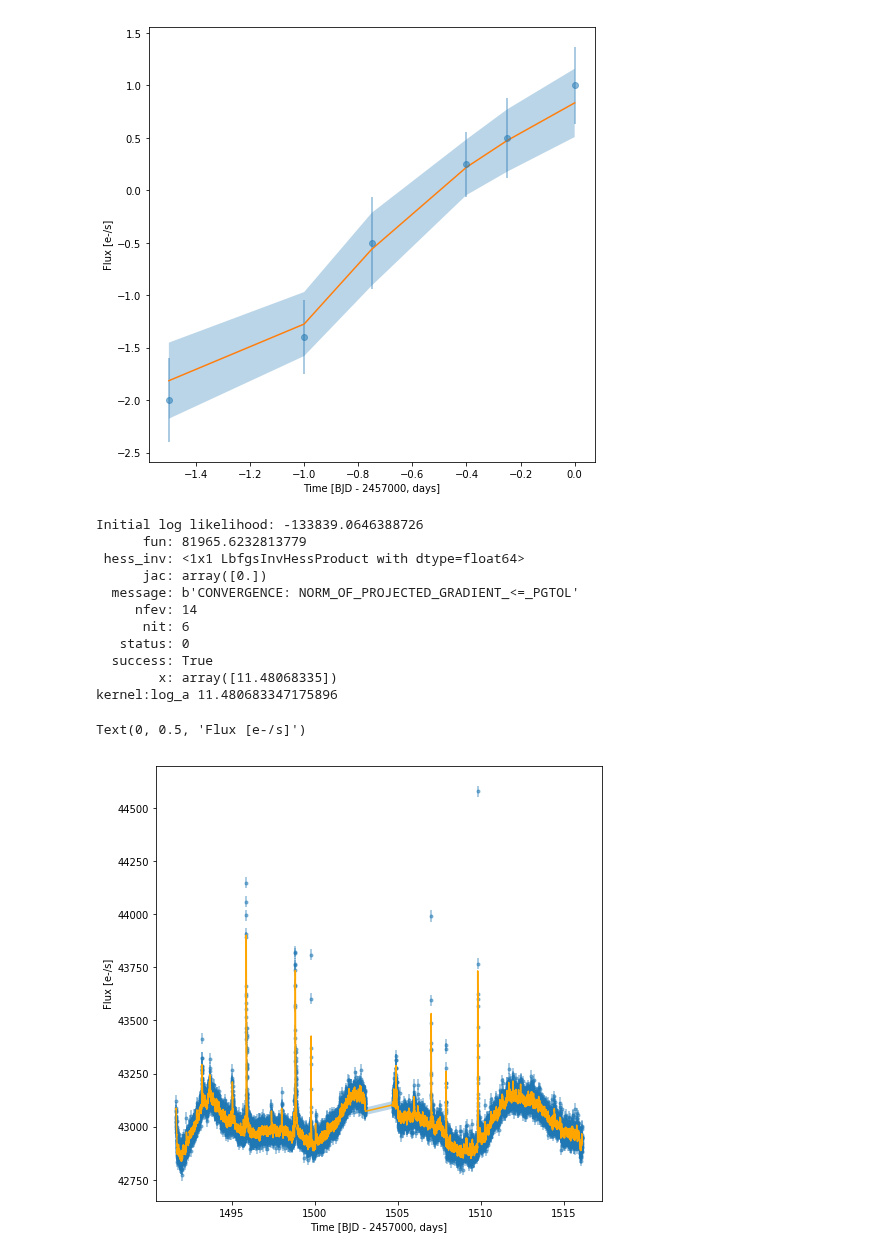
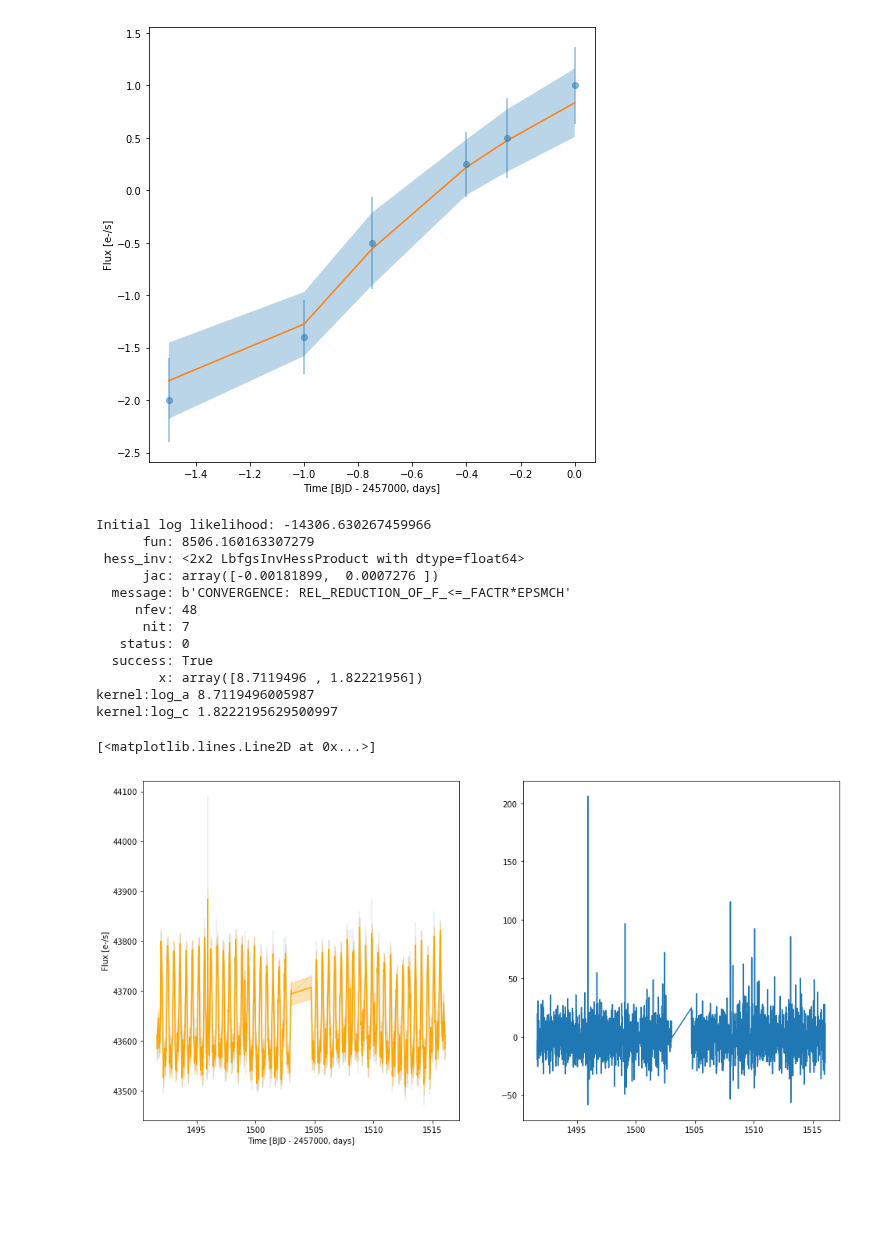
Before and after one commit to spencerw/tess_flare, a Jupyter notebook: gaussianProcess.ipynb, the cells around one changed output. Cells and saved outputs as stored; diff of their text form; code cells hidden in the pictures; blank space fills up the shorter version.

```diff
--- a/gaussianProcess.ipynb
+++ b/gaussianProcess.ipynb
@@ -141,7 +141,7 @@ f1 = 'tess2019006130736-s0007-0000000059764377-0131-s_lc.fits'
 f2 = 'tess2019006130736-s0007-0000000349275562-0131-s_lc.fits'
 
 # Periodic light curve with flares
-f3 = 'tess2019006130736-s0007-0000000014768025-0131-s_lc.fits'
+f3 = 'tess2019006130736-s0007-0000000294750180-0131-s_lc.fits'
 # %%
 with fits.open(path+f3, mode='readonly') as hdulist:
     tess_bjds = hdulist[1].data['TIME']
@@ -233,62 +233,65 @@ kernel:log_c -0.40683866202618235
 Text(0, 0.5, 'Flux [e-/s]')
 [figure]
 # %%
-interval = 1
-x = time[::interval]
-y = flux[::interval]
-yerr = error[::interval]
+interval = 10
+mask = time < 1696
+x = time[mask][::interval]
+y = flux[mask][::interval]
+yerr = error[mask][::interval]
 
 # k = a*exp(-c*tau)
 a = 1 # Amplitude
 c = 1 # Length scale
 bounds = dict(log_a=(-15, 15), log_c=(-15, 15))
 kernel = terms.RealTerm(log_a=np.log10(a), log_c=np.log10(c), bounds=bounds)
-kernel.freeze_parameter('log_c')
+#kernel.freeze_parameter('log_c')
 
 gp = celerite.GP(kernel, mean=np.mean(y))
 gp.compute(x, yerr)
 print("Initial log likelihood: {0}".format(gp.log_likelihood(y)))
 
 from scipy.optimize import minimize
 
 def neg_log_like(params, y, gp):
     gp.set_parameter_vector(params)
     return -gp.log_likelihood(y)
 
 initial_params = gp.get_parameter_vector()
 bounds = gp.get_parameter_bounds()
 
 r = minimize(neg_log_like, initial_params, method="L-BFGS-B", bounds=bounds, args=(y, gp))
 gp.set_parameter_vector(r.x)
 print(r)
 
 d = gp.get_parameter_dict()
 for key, value in d.items():
     print(key, value)
 
 pred_mean, pred_var = gp.predict(y, x, return_var=True)
 pred_std = np.sqrt(pred_var)
 
-fig, axes = plt.subplots(figsize=(8,8))
-axes.errorbar(x, y, yerr=yerr, fmt='.', alpha=0.5)
-axes.plot(x, pred_mean, color='orange', zorder=3)
-axes.fill_between(x, pred_mean+pred_std, pred_mean-pred_std, alpha=0.3)
-axes.set_xlabel('Time [BJD - 2457000, days]')
-axes.set_ylabel('Flux [e-/s]')
+fig, axes = plt.subplots(figsize=(16,8), nrows=1, ncols=2)
+axes[0].plot(x, y, alpha=0.1)
+axes[0].plot(x, pred_mean, color='orange', zorder=3)
+axes[0].fill_between(x, pred_mean+pred_std, pred_mean-pred_std, color='orange', alpha=0.3)
+axes[0].set_xlabel('Time [BJD - 2457000, days]')
+axes[0].set_ylabel('Flux [e-/s]')
+axes[1].plot(x, y-pred_mean)
 # %% [output]
-Initial log likelihood: -133839.0646388726
-      fun: 81965.6232813779
- hess_inv: <1x1 LbfgsInvHessProduct with dtype=float64>
-      jac: array([0.])
-  message: b'CONVERGENCE: NORM_OF_PROJECTED_GRADIENT_<=_PGTOL'
-     nfev: 14
-      nit: 6
+Initial log likelihood: -14306.630267459966
+      fun: 8506.160163307279
+ hess_inv: <2x2 LbfgsInvHessProduct with dtype=float64>
+      jac: array([-0.00181899,  0.0007276 ])
+  message: b'CONVERGENCE: REL_REDUCTION_OF_F_<=_FACTR*EPSMCH'
+     nfev: 48
+      nit: 7
    status: 0
   success: True
-        x: array([11.48068335])
-kernel:log_a 11.480683347175896
+        x: array([8.7119496 , 1.82221956])
+kernel:log_a 8.7119496005987
+kernel:log_c 1.8222195629500997
-Text(0, 0.5, 'Flux [e-/s]')
+[<matplotlib.lines.Line2D at 0x...>]
-[figure, old version]
+[figure, new version]
 # %%
 # Changing the sampling interval here changes the fit parameters for the kernel, but not as badly
 # as for the two SHOs
```
Also changed, not shown: parts of 17 cells of this notebook.
